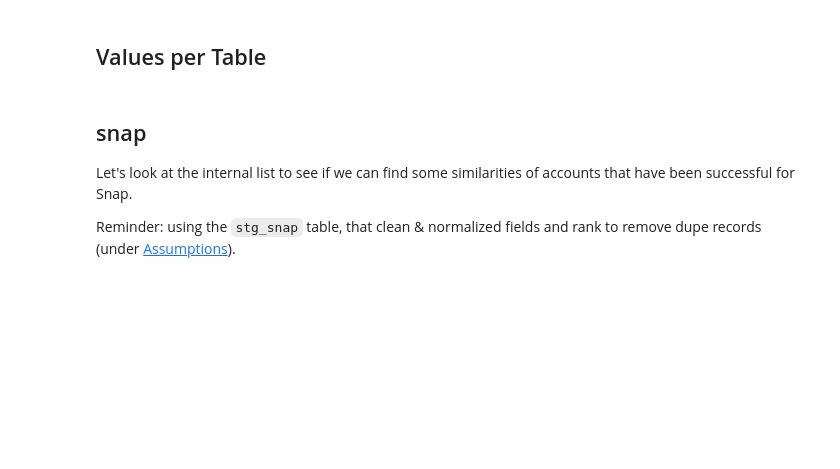
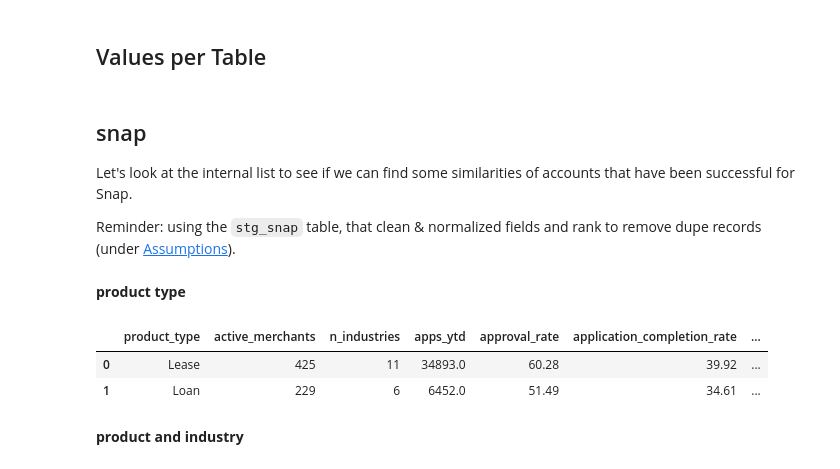
Before and after one commit to djf0512/snap-assessment, a Jupyter notebook: analysis/02_business_value.ipynb, the cells around one changed output. Cells and saved outputs as stored; diff of their text form; code cells hidden in the pictures; blank space fills up the shorter version.

```diff
--- a/analysis/02_business_value.ipynb
+++ b/analysis/02_business_value.ipynb
@@ -135,3 +136,52 @@ def q(sql: str) -> pd.DataFrame:
 Let's look at the internal list to see if we can find some similarities of accounts that have been successful for Snap.
 
 Reminder: using the `stg_snap` table, that clean & normalized fields and rank to remove dupe records (under [Assumptions](#assumptions)).
+# %% [markdown]
+**product type**
+# %%
+q("""
+
+WITH merchant_segments AS (
+    SELECT
+        product_type,
+        COUNT(DISTINCT mid) AS active_merchants,
+        count(distinct industry) as n_industries,
+        SUM(apps_ytd) AS apps_ytd,
+        SUM(aprv_ytd) AS aprv_ytd,
+        SUM(cmpl_ytd) AS cmpl_ytd,
+        SUM(fund_ytd) AS fund_ytd
+    FROM "snap-assessment".staging.stg_snap
+    WHERE NOT is_inactivated
+      AND dupe_record_rank = 1
+    GROUP BY ALL
+)
+
+SELECT
+    product_type,
+
+    -- Merchant coverage
+    active_merchants,
+    n_industries,
+
+    -- Application volume
+    apps_ytd,
+
+    -- Conversion
+    ROUND(100.0 * aprv_ytd / NULLIF(apps_ytd, 0), 2) AS approval_rate,
+    ROUND(100.0 * cmpl_ytd / NULLIF(apps_ytd, 0), 2) AS application_completion_rate,
+    ROUND(100.0 * cmpl_ytd / NULLIF(aprv_ytd, 0), 2) AS approved_completion_rate,
+
+    -- Funding
+    fund_ytd as total_funding_ytd,
+    ROUND(fund_ytd / NULLIF(active_merchants, 0), 2) AS avg_funding_per_merchant
+
+FROM merchant_segments
+ORDER BY product_type, fund_ytd DESC
+
+""")
+# %% [output]
+|  | product_type | active_merchants | n_industries | apps_ytd | approval_rate | application_completion_rate | ... |
+| 0 | Lease | 425 | 11 | 34893.0 | 60.28 | 39.92 | ... |
+| 1 | Loan | 229 | 6 | 6452.0 | 51.49 | 34.61 | ... |
+# %% [markdown]
+**product and industry**
```
Also changed, not shown: parts of 22 cells of this notebook, 1 other file.
